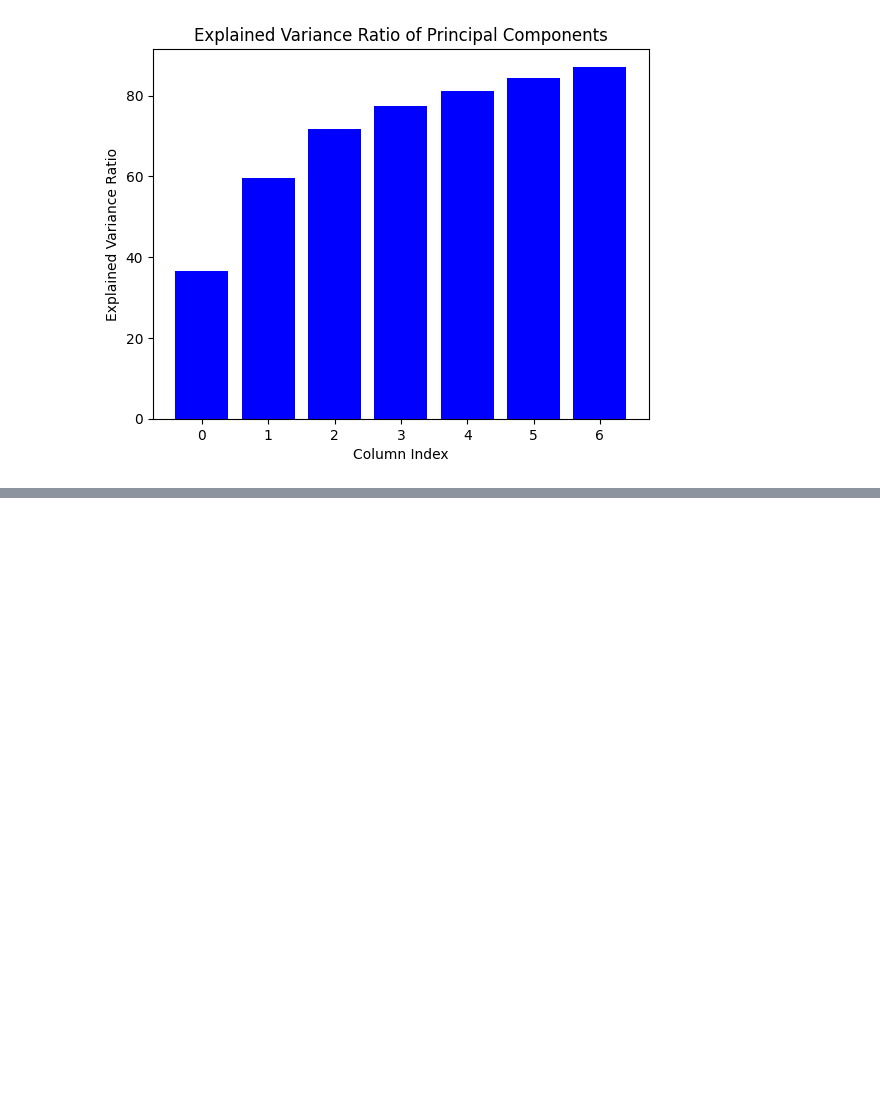
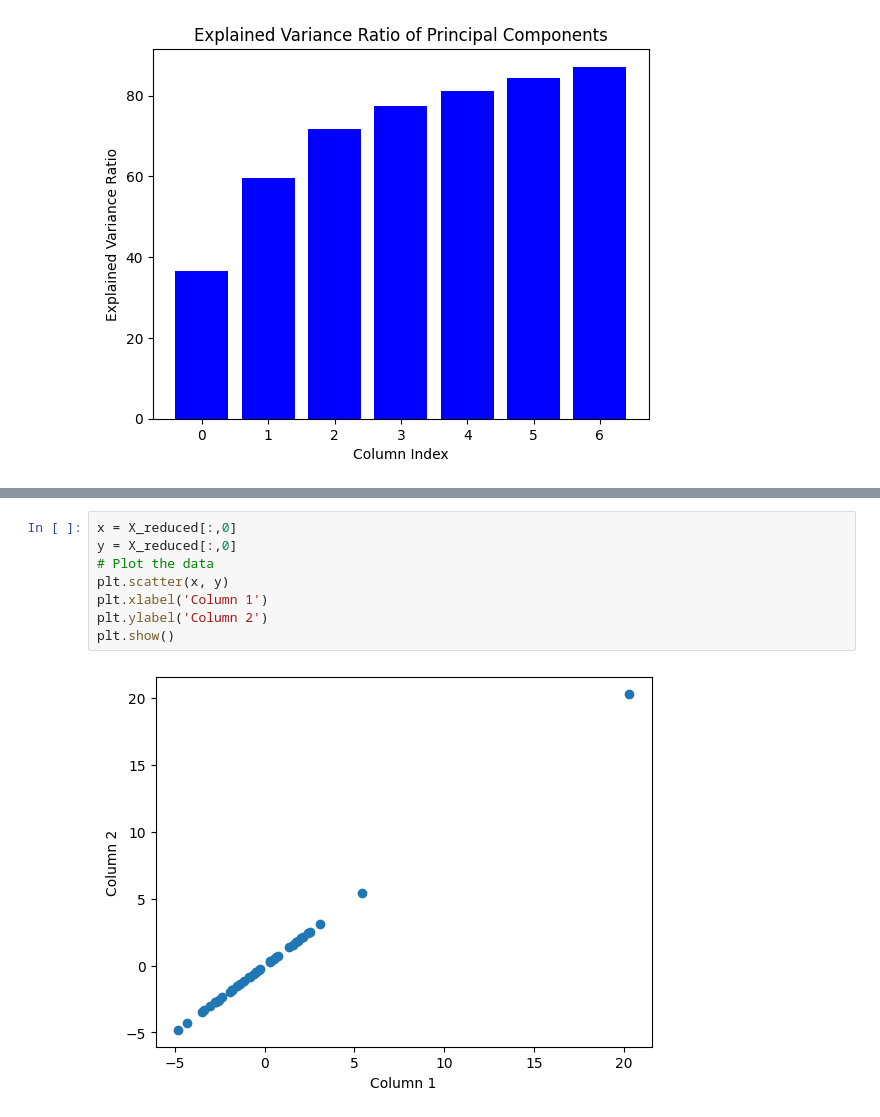
Before and after one commit to muznyahamed/sem7_Ml_assignment1, a Jupyter notebook: assignment2.ipynb, the cells around one changed output, grey strips where cells are left out. Drawn from its saved outputs; the diff is of its cells as text; blank space fills up the shorter version.

```diff
--- a/assignment2.ipynb
+++ b/assignment2.ipynb
@@ -91,0 +135,10 @@ plt.show()
+# %%
+x = X_reduced[:,0]
+y = X_reduced[:,0]
+# Plot the data
+plt.scatter(x, y)
+plt.xlabel('Column 1')
+plt.ylabel('Column 2')
+plt.show()
+# %% [output]
+[figure, added]
```
Also changed, not shown: parts of 2 cells of this notebook, 1 other file.
